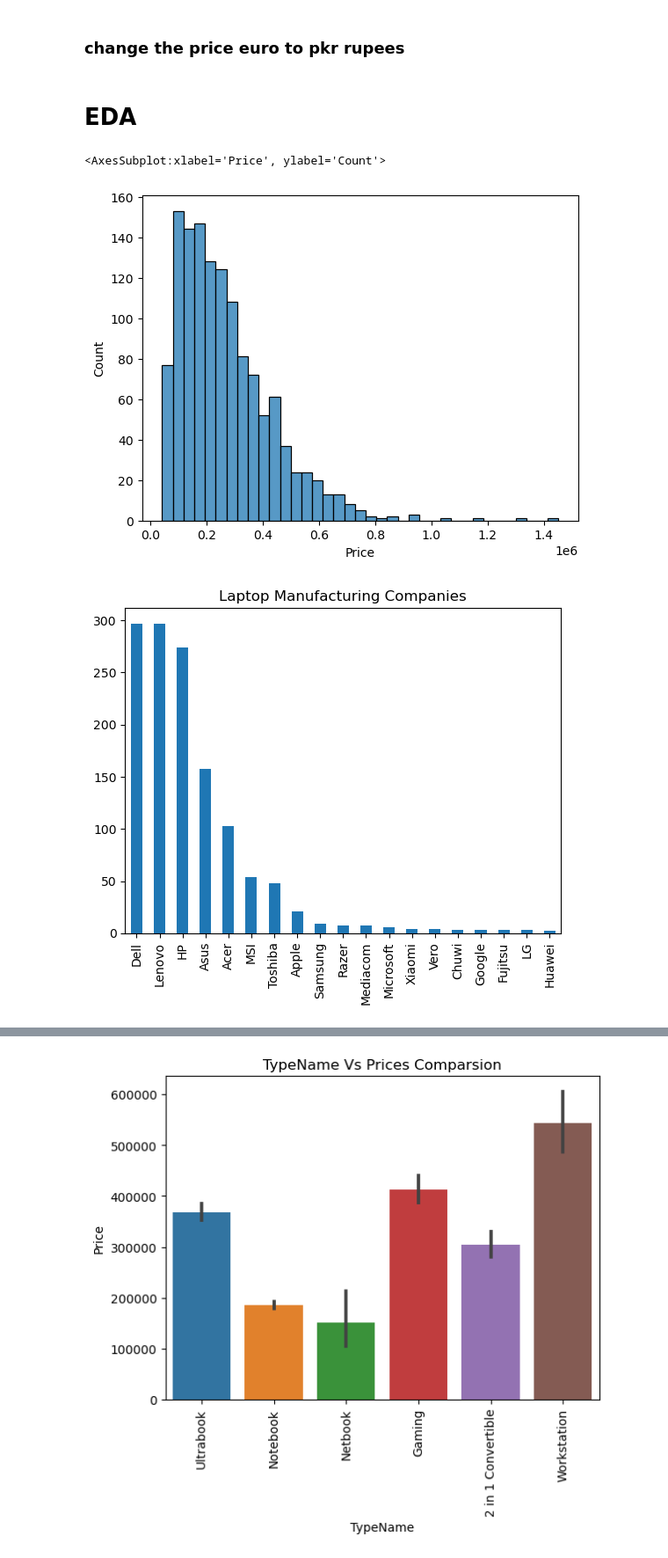
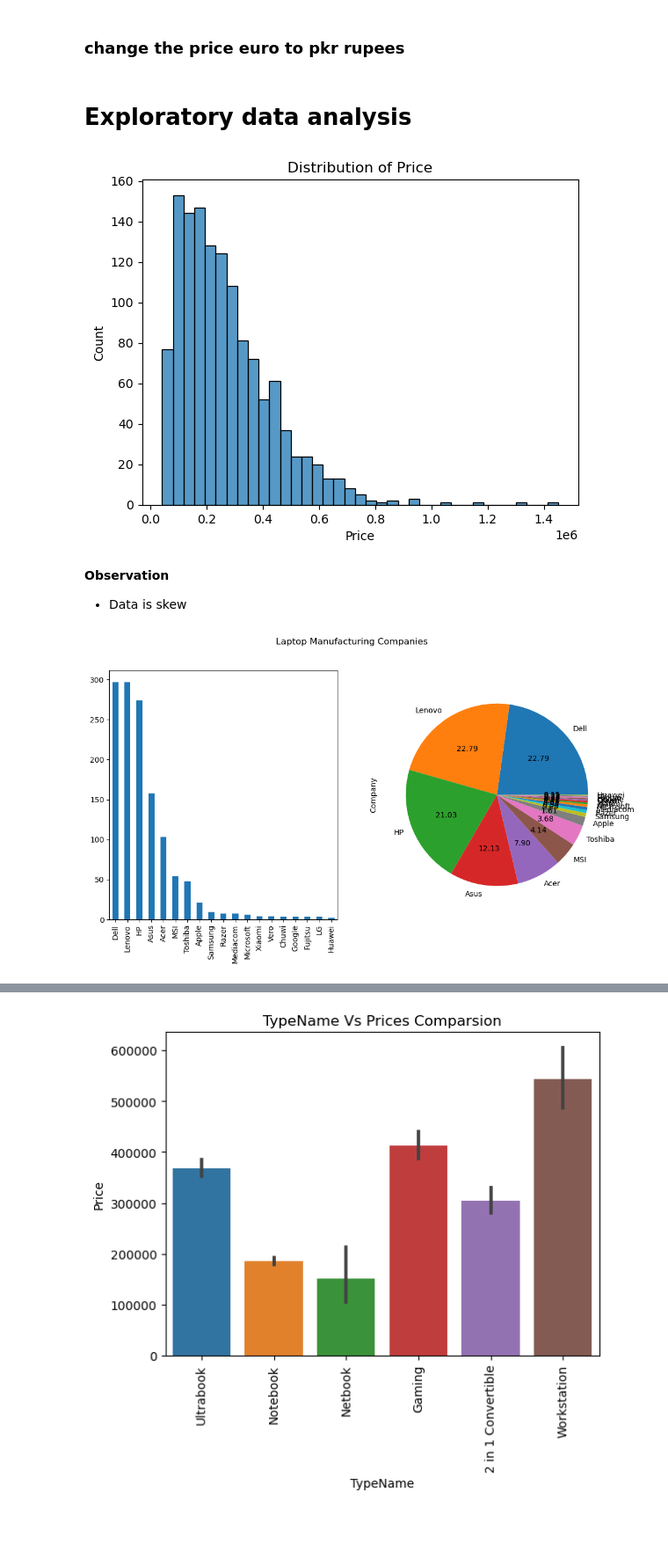
Before and after one commit to Sialsanwal/Data-Science, a Jupyter notebook: Laptop Price/Exploratory Data Analysis (EDA).ipynb, the cells around one changed output, grey strips where cells are left out. Shown at 88% size. Drawn from its saved outputs; the diff is of its cells as text; code cells hidden in the pictures; blank space fills up the shorter version.

```diff
--- a/Laptop Price/Exploratory Data Analysis (EDA).ipynb
+++ b/Laptop Price/Exploratory Data Analysis (EDA).ipynb
@@ -87,14 +90,23 @@ df['Price']=df.Price.astype('int32')
 df.drop(columns=['Price_euros'],axis=1,inplace=True)
 # %% [markdown]
-# EDA
+# Exploratory data analysis
 # %%
 sns.histplot(df.Price)
+plt.title("Distribution of Price")
+plt.show()
 # %% [output]
-<AxesSubplot:xlabel='Price', ylabel='Count'>
-[figure, old version]
+[figure, new version]
+# %% [markdown]
+**Observation**
+- Data is skew
 # %%
+plt.figure(figsize=(12,6))
+plt.suptitle("Laptop Manufacturing Companies")
+plt.subplot(1,2,1)
 df.Company.value_counts().plot(kind='bar')
-plt.title("Laptop Manufacturing Companies")
+plt.subplot(1,2,2)
+df.Company.value_counts().plot(kind='pie',autopct='%.2f')
+#plt.legend(loc=1)
 plt.show()
 # %% [output]
-[figure, old version]
+[figure, new version]
```
Also changed, not shown: parts of 9 cells of this notebook.
